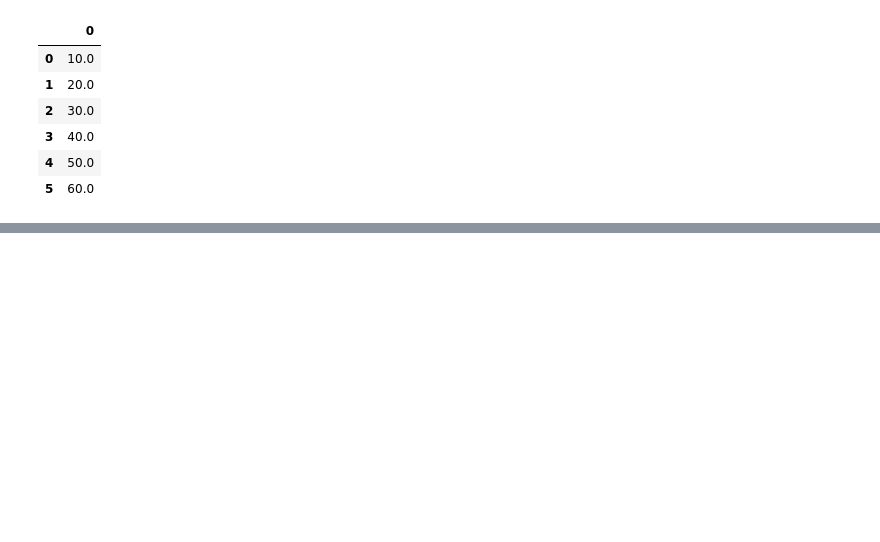
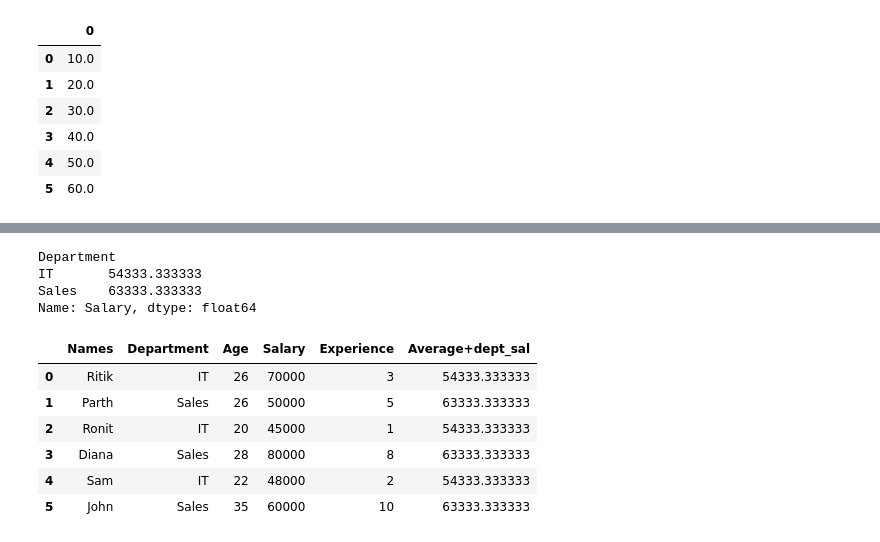
Before and after one commit to RitikSareen/AIPractice, a Jupyter notebook: pandas/basicPandas.ipynb, the cells around one changed output, grey strips where cells are left out. Saved outputs shown, nothing was run; the diff lists cells and outputs as text; code cells hidden in the pictures; blank space fills up the shorter version.

Commit message:
group by aggregations

```diff
--- a/pandas/basicPandas.ipynb
+++ b/pandas/basicPandas.ipynb
@@ -284,0 +353,9 @@ df3
+# %%
+df = pd.DataFrame({
+    "Names":      ["Ritik", "Parth", "Ronit", "Diana", "Sam", "John"],
+    "Department": ["IT", "Sales", "IT", "Sales", "IT", "Sales"],
+    "Age":        [26, 26, 20, 28, 22, 35],
+    "Salary":     [70000, 50000, 45000, 80000, 48000, 60000],
+    "Experience": [3, 5, 1, 8, 2, 10]
+})
+df
@@ -284,0 +370,19 @@ df3
+# %%
+# df['Avg_salary_dep']=
+df.groupby('Department')['Salary'].mean()
+# %% [output]
+Department
+IT       54333.333333
+Sales    63333.333333
+Name: Salary, dtype: float64
+# %%
+df['Average+dept_sal']=df.groupby('Department')['Salary'].transform('mean')
+df
+# %% [output]
+|  | Names | Department | Age | Salary | Experience | Average+dept_sal |
+| 0 | Ritik | IT | 26 | 70000 | 3 | 54333.333333 |
+| 1 | Parth | Sales | 26 | 50000 | 5 | 63333.333333 |
+| 2 | Ronit | IT | 20 | 45000 | 1 | 54333.333333 |
+| 3 | Diana | Sales | 28 | 80000 | 8 | 63333.333333 |
+| 4 | Sam | IT | 22 | 48000 | 2 | 54333.333333 |
+| 5 | John | Sales | 35 | 60000 | 10 | 63333.333333 |
```
Also changed, not shown: parts of 8 cells of this notebook.
